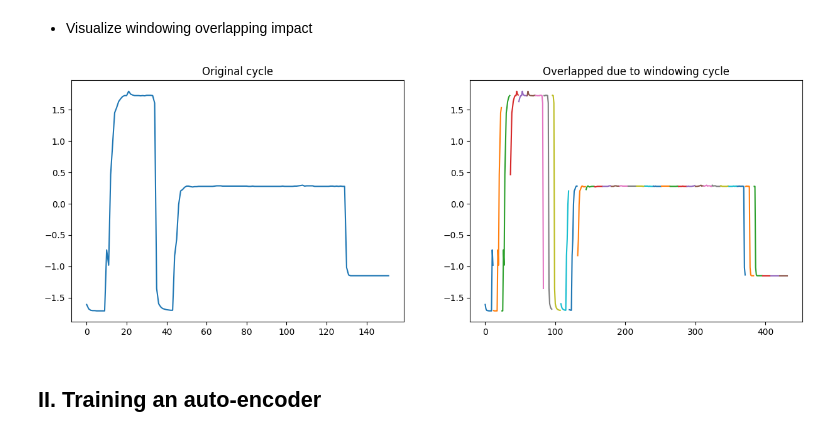
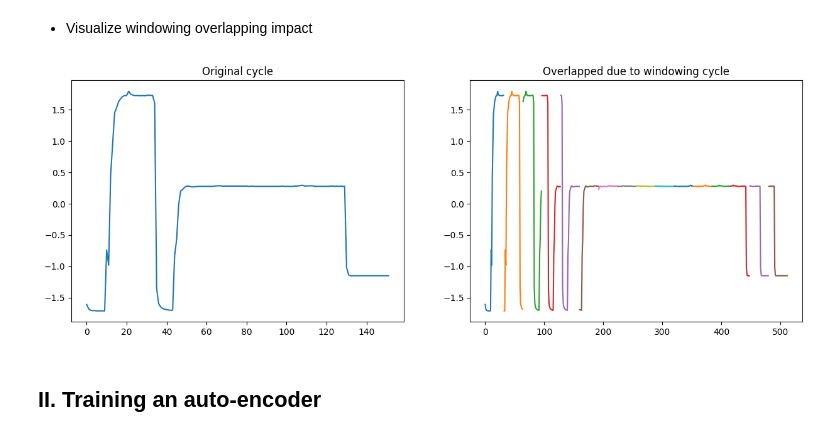
Before and after one commit to Achraf-Louiza/LSTM-AE-TS-anomaly-detection, a Jupyter notebook: anomaly_detection.ipynb, the cells around one changed output. Saved outputs shown, nothing was run; the diff lists cells and outputs as text; code cells hidden in the pictures.

```diff
--- a/anomaly_detection.ipynb
+++ b/anomaly_detection.ipynb
@@ -98 +99,4 @@ print(dp.s_train.shape)
+# %%
+sub_length = 32
+gap = 8
 # %%
@@ -104,9 +108,9 @@ Train shape after windowing:  (32508, 12, 1)
 # %% [markdown]
 - Visualize windowing overlapping impact
 # %%
-plot_windowed_cycle(dp.s_train, dp.w_train, gap=4)
+plot_windowed_cycle(dp.s_train, dp.w_train, gap=gap)
 # %% [output]
-[figure, old version]
+[figure, new version]
 # %% [markdown]
 ## II. Training an auto-encoder
 # %% [markdown]
```
Also changed, not shown: parts of 42 cells of this notebook.
